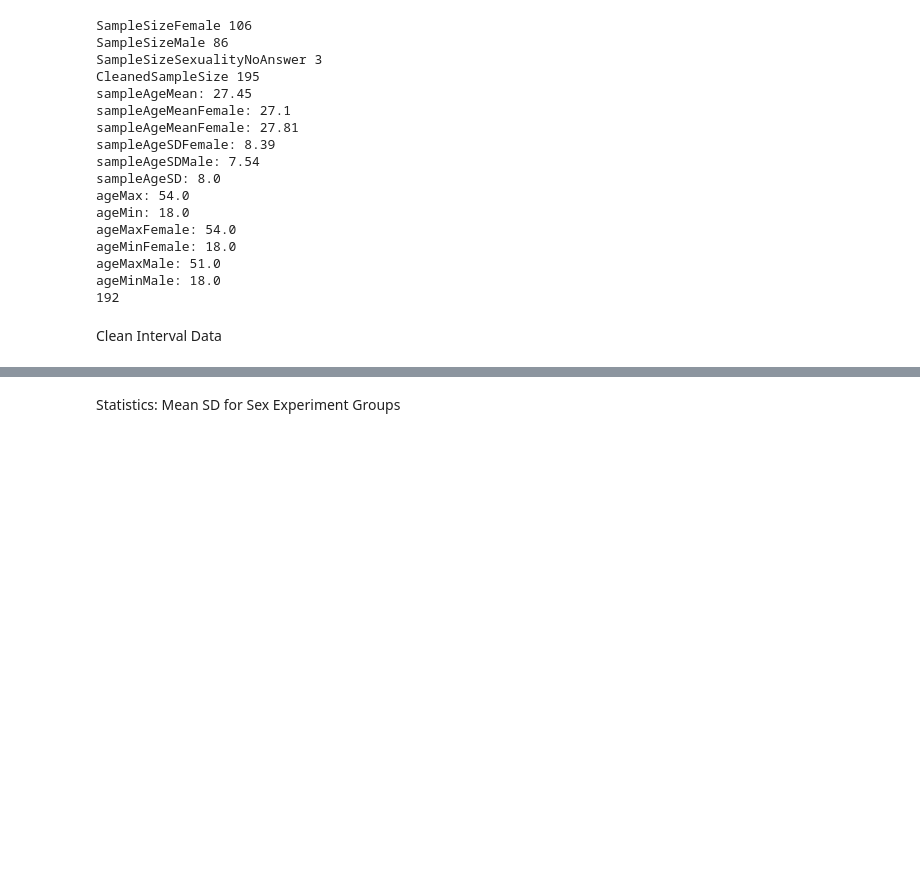
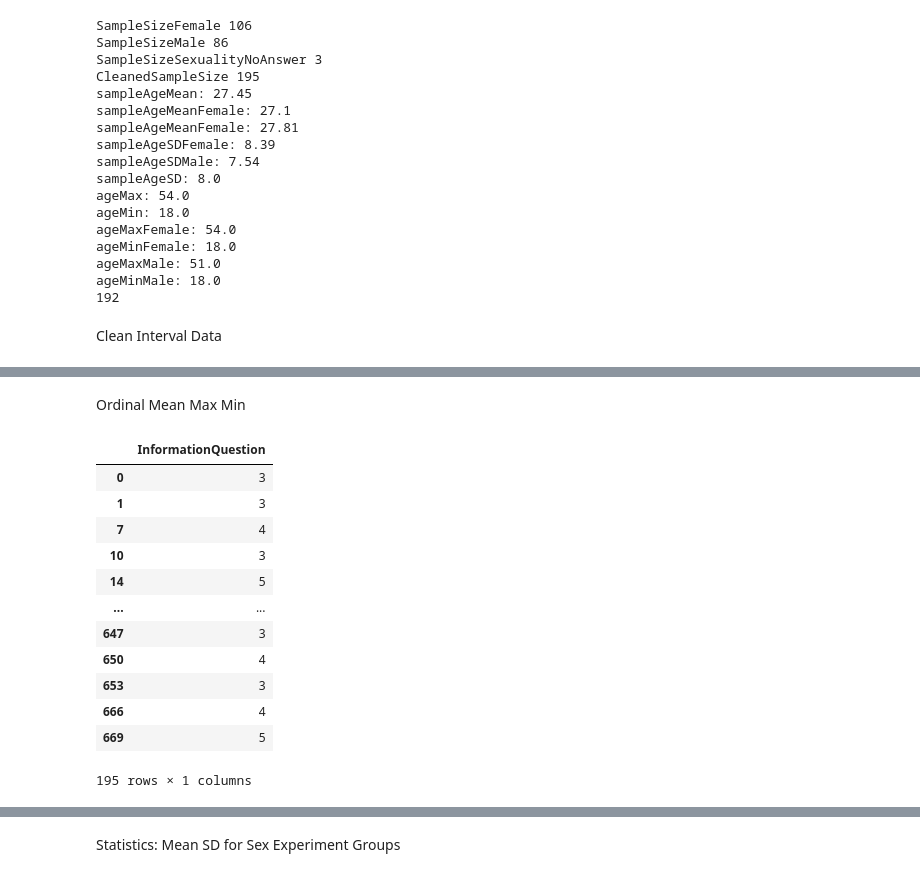
Before and after one commit to mrparsaeian/tehranthesis, a Jupyter notebook: jinja2/doIt07.ipynb, the cells around one changed output, grey strips where cells are left out. Drawn from its saved outputs; the diff is of its cells as text; code cells hidden in the pictures; blank space fills up the shorter version.

```diff
--- a/jinja2/doIt07.ipynb
+++ b/jinja2/doIt07.ipynb
@@ -1092,0 +1045,38 @@ CleandDataDFForTests.dropna(
+# %% [markdown]
+Ordinal Mean Max Min
+# %%
+
+# display(LabelsUsualSuspectsOrdinal)
+# EducationLevels = {EducationLevels[index]:index for index in range(len(EducationLevels))}
+# CleandDataDFForTests['InterventionQuestionnaire.InterventionQuestionnaireData.EducationQuestion']['Diploma'] = 0
+# EducationLevels[]
+CleandDataDFForTestsOrdinalShortColumns = CleandDataDFForTests.copy()
+StatisticsRankMeans = pd.DataFrame()
+LabelsUsualSuspectsOrdinalShort = [
+    x.split(".", -1)[-1] for x in LabelsUsualSuspectsOrdinal]
+ScoreName = LabelsUsualSuspectsOrdinalShort[0]
+for ColName in CleandDataDFForTestsOrdinalShortColumns.columns:
+    LastPart = ColName.split(".", -1)[-1]
+    CleandDataDFForTestsOrdinalShortColumns.rename(
+        columns={ColName: LastPart if LastPart != 'submittime' else ColName}, inplace=True)
+# display(LabelsUsualSuspectsOrdinalShort)
+ValueLevels = {}
+for ColName in LabelsUsualSuspectsOrdinalShort:
+    ValueLevels[ColName] = [
+        *pd.DataFrame(CleandDataDFForTestsOrdinalShortColumns.groupby(ColName))[0]]
+pd.DataFrame(CleandDataDFForTestsOrdinalShortColumns['InformationQuestion']).to_excel(
+    "../jinja2/data/InformationQuestion.xlsx")
+# %% [output]
+|  | InformationQuestion |
+| 0 | 3 |
+| 1 | 3 |
+| 7 | 4 |
+| 10 | 3 |
+| 14 | 5 |
+| ... | ... |
+| 647 | 3 |
+| 650 | 4 |
+| 653 | 3 |
+| 666 | 4 |
+| 669 | 5 |
+195 rows × 1 columns
```
Also changed, not shown: parts of 14 cells of this notebook, 20 other files.
